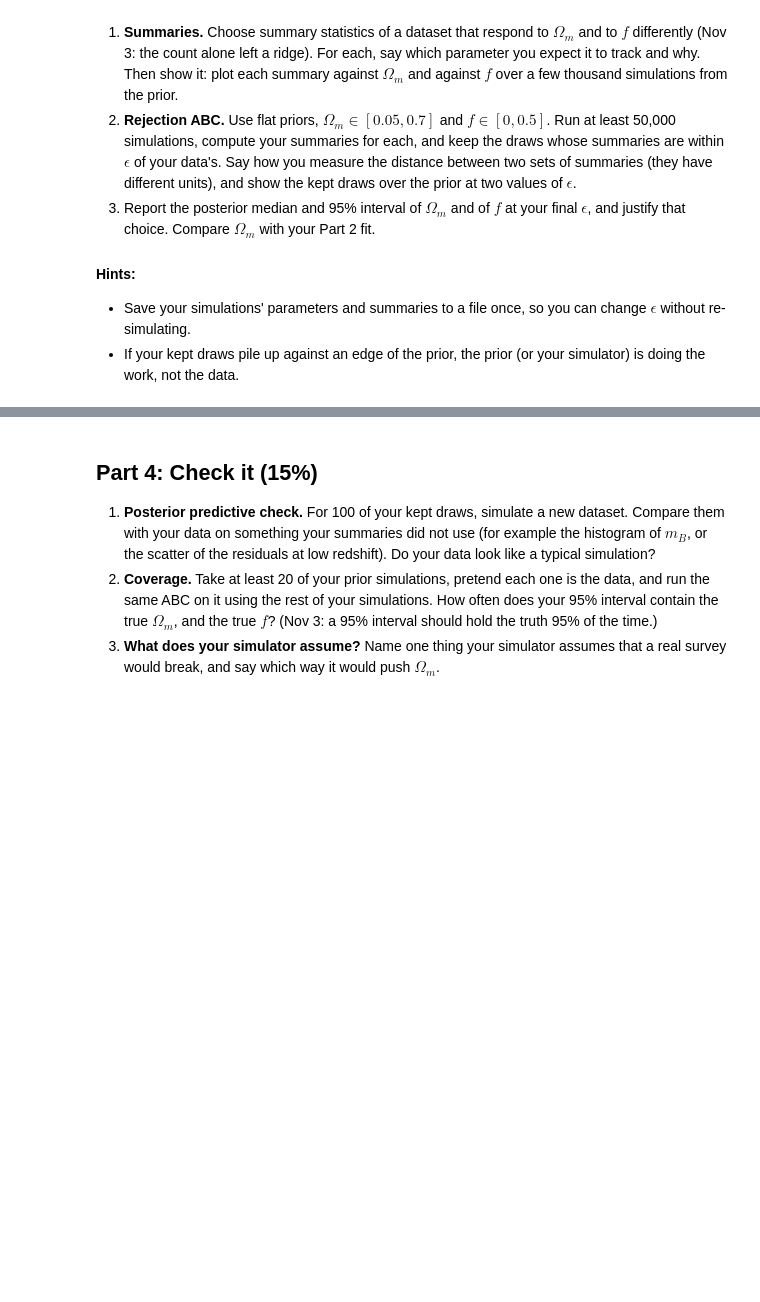
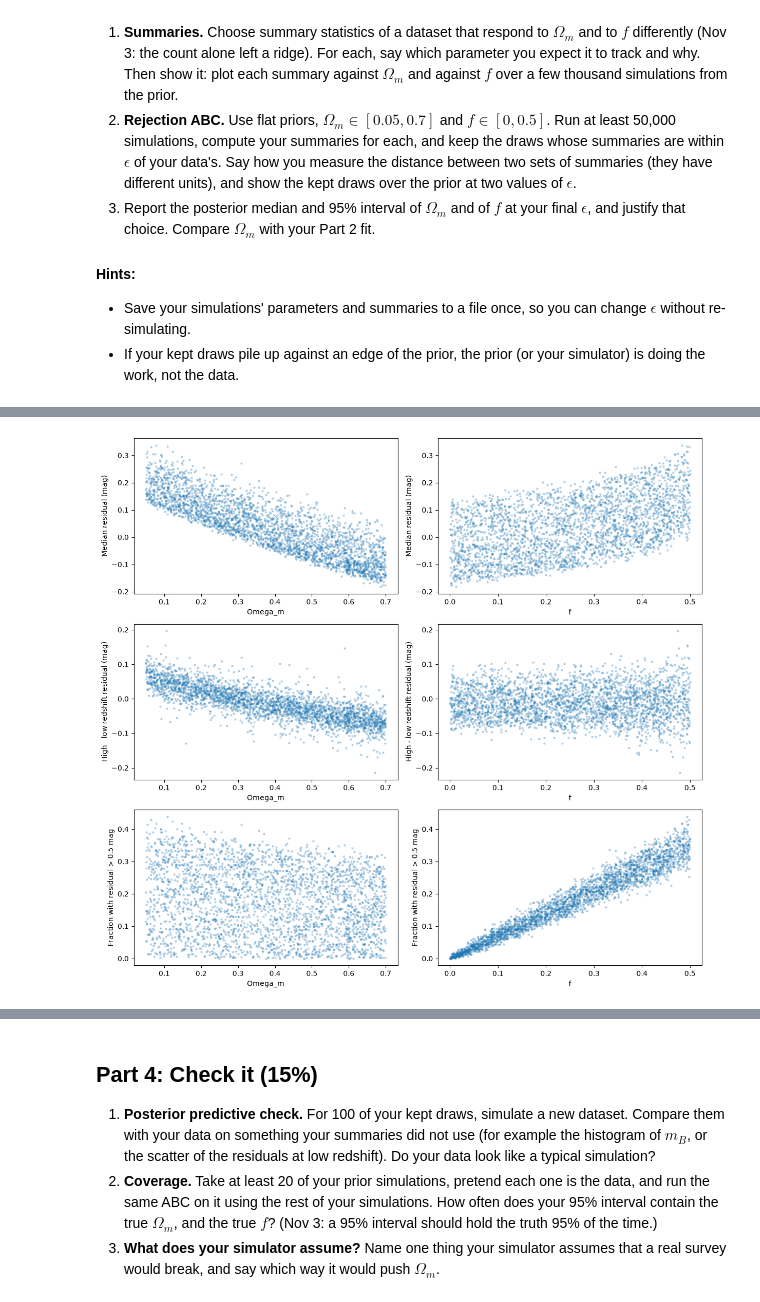
Before and after one commit to PranavanRajaratnam/ast457_2026_Fall, a Jupyter notebook: labs/09/lab09.ipynb, the cells around one changed output, grey strips where cells are left out. Drawn from its saved outputs; the diff is of its cells as text; code cells hidden in the pictures; blank space fills up the shorter version.

```diff
--- a/labs/09/lab09.ipynb
+++ b/labs/09/lab09.ipynb
@@ -73,0 +359,59 @@ Your $\Omega_m$ and $f$ are graded by how far they are from the truth in units o
+# %%
+OM_MIN = 0.05
+OM_MAX = 0.70
+
+F_MIN = 0.0
+F_MAX = 0.50
+
+assert all(v is not None for v in
+           [OM_MIN, OM_MAX, F_MIN, F_MAX]), \
+    "Fill in the four prior bounds first."
+
+rng = np.random.default_rng(457)
+
+def simulate_abc(Om, f, rng):
+    """Simulate magnitudes conditional on observed redshifts."""
+    n = len(z_abc)
+
+    is_cc = rng.random(n) < f
+
+    M = np.where(
+        is_cc,
+        rng.normal(-18.5, 0.5, n),
+        rng.normal(-19.30, 0.12, n)
+    )
+
+    noise = rng.normal(0, sig_m, n)
+
+    return M + fast_mu(z_abc, Om) + noise
+
+# First 3,000 simulations for summary diagnostics
+N_check = 3000
+
+theta_check = np.column_stack([
+    rng.uniform(OM_MIN, OM_MAX, N_check),
+    rng.uniform(F_MIN, F_MAX, N_check)
+])
+
+S_check = np.array([
+    summaries(simulate_abc(Om, f, rng))
+    for Om, f in theta_check
+])
+
+fig, ax = plt.subplots(3, 2, figsize=(12, 11))
+
+for j in range(3):
+    ax[j, 0].scatter(theta_check[:, 0], S_check[:, j],
+                     s=5, alpha=0.25)
+    ax[j, 0].set_xlabel("Omega_m")
+    ax[j, 0].set_ylabel(names[j])
+
+    ax[j, 1].scatter(theta_check[:, 1], S_check[:, j],
+                     s=5, alpha=0.25)
+    ax[j, 1].set_xlabel("f")
+    ax[j, 1].set_ylabel(names[j])
+
+plt.tight_layout()
+plt.show()
+# %% [output]
+[figure, added]
```
Also changed, not shown: parts of 21 cells of this notebook, 1 other file.
